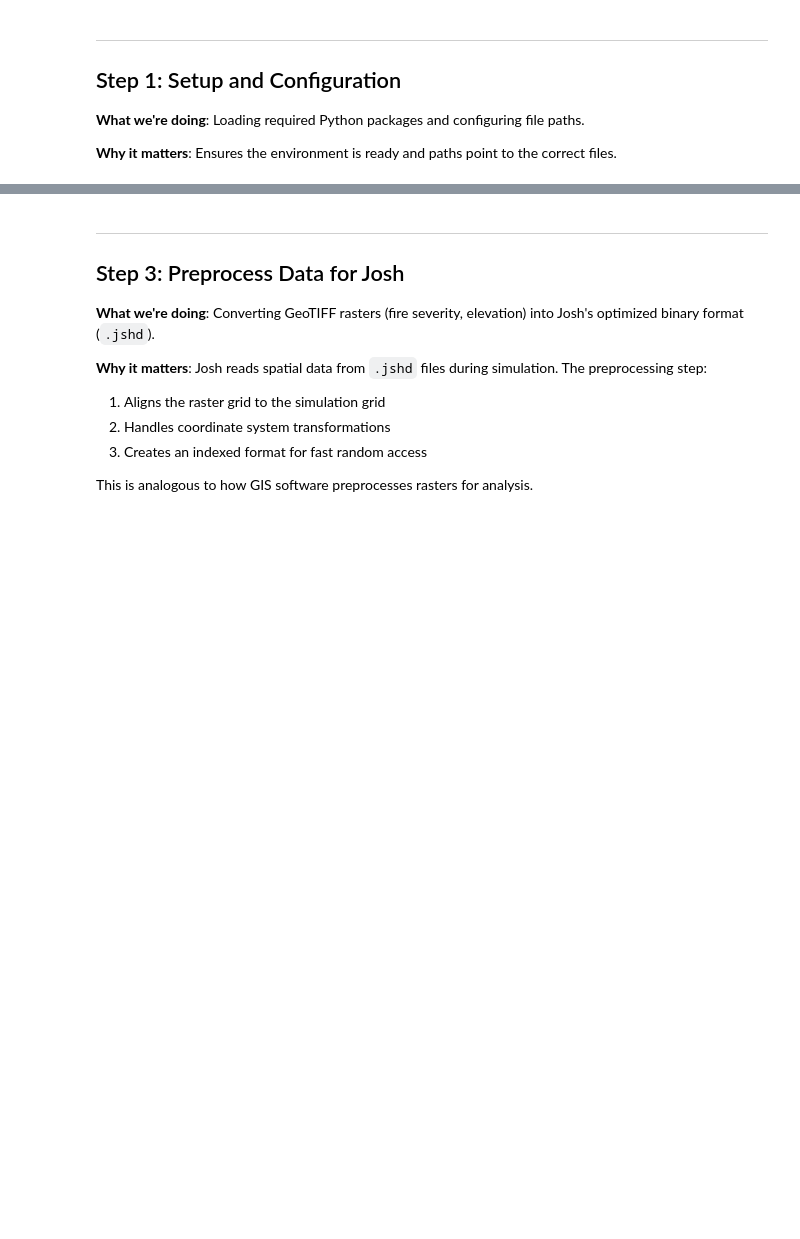
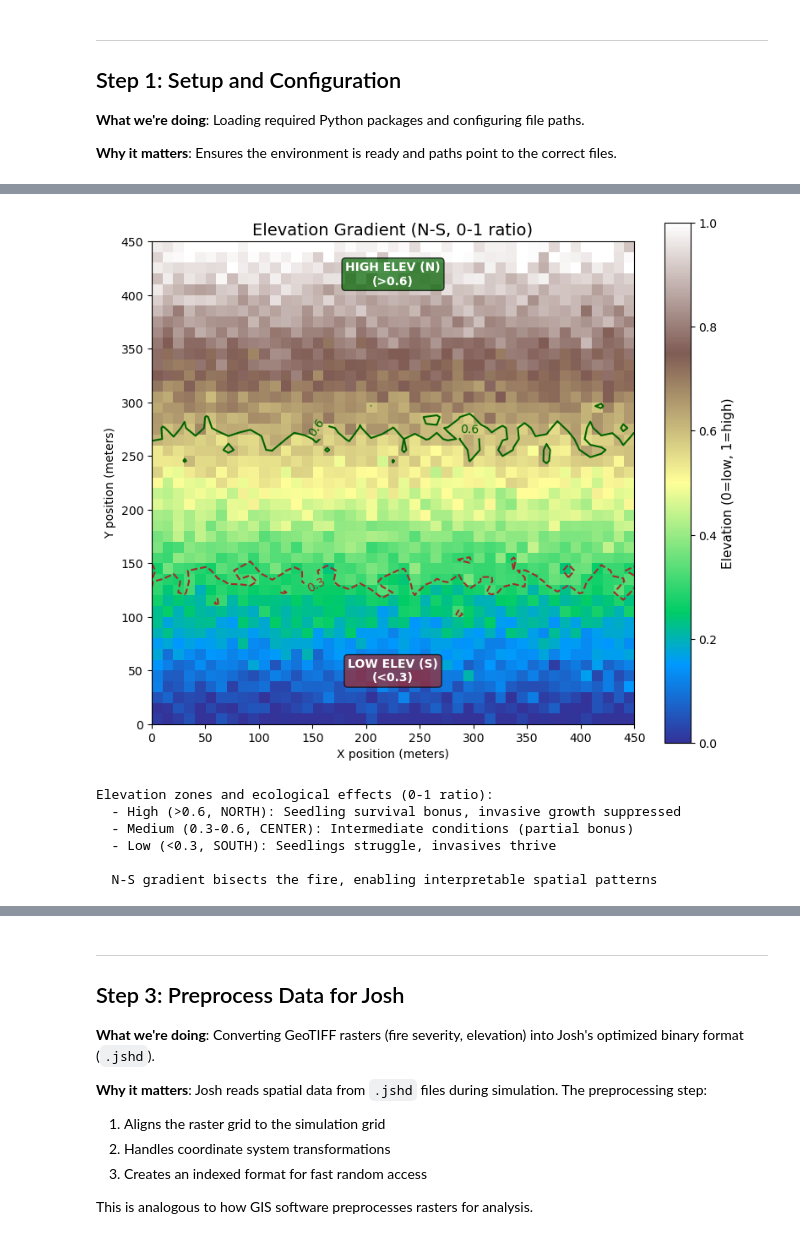
Before and after one commit to SchmidtDSE/josh-toolbox-demo, a Jupyter notebook: demo_workflow.ipynb, the cells around one changed output, grey strips where cells are left out. Cells and saved outputs as stored; diff of their text form; code cells hidden in the pictures; blank space fills up the shorter version.

```diff
--- a/demo_workflow.ipynb
+++ b/demo_workflow.ipynb
@@ -146,17 +150,17 @@ else:
 # =============================================================================
 # These parameters define the simulation grid. They must match the Josh model.
 
-N_ROWS = 30  # Number of patches in Y direction
-N_COLS = 30  # Number of patches in X direction
+N_ROWS = 45  # Number of patches in Y direction (1.5x larger for clearer patterns)
+N_COLS = 45  # Number of patches in X direction
 
 # Geographic bounds in WGS84 degrees
 # (Using a small synthetic area; actual location doesn't matter for this demo)
-LON_LOW, LON_HIGH = 0.0, 0.003
-LAT_LOW, LAT_HIGH = 0.0, 0.003
+LON_LOW, LON_HIGH = 0.0, 0.0045
+LAT_LOW, LAT_HIGH = 0.0, 0.0045
 
 # Approximate extent in meters (for visualization labels)
-X_LOW, X_HIGH = 0, 300
-Y_LOW, Y_HIGH = 0, 300
+X_LOW, X_HIGH = 0, 450
+Y_LOW, Y_HIGH = 0, 450
 
 # GeoTIFF transform (maps pixel coordinates to geographic coordinates)
 TRANSFORM = from_bounds(LON_LOW, LAT_LOW, LON_HIGH, LAT_HIGH, N_COLS, N_ROWS)
@@ -393,41 +456,50 @@ print(f"\nSaved: data/elevation.tif")
 # %%
-# Visualize elevation pattern
+# Visualize elevation pattern (0-1 scale)
 fig, ax = plt.subplots(figsize=(8, 8))
 
-im = ax.imshow(elevation, cmap='terrain', vmin=0, vmax=100, origin='lower',
+im = ax.imshow(elevation, cmap='terrain', vmin=0, vmax=1, origin='lower',
                extent=[X_LOW, X_HIGH, Y_LOW, Y_HIGH])
-ax.set_title('Elevation Gradient (0-100%)', fontsize=14)
+ax.set_title('Elevation Gradient (N-S, 0-1 ratio)', fontsize=14)
 ax.set_xlabel('X position (meters)')
 ax.set_ylabel('Y position (meters)')
 
-# Show elevation zone contours
+# Show elevation zone contours (matching Josh thresholds: 0.3 and 0.6)
 contours = ax.contour(
     np.linspace(X_LOW, X_HIGH, N_COLS),
     np.linspace(Y_LOW, Y_HIGH, N_ROWS),
     elevation,
-    levels=[30, 60],
+    levels=[0.30, 0.60],  # Zone thresholds
     colors=['brown', 'darkgreen'],
     linestyles=['--', '-'],
     linewidths=1.5
 )
-ax.clabel(contours, inline=True, fontsize=10, fmt='%.0f%%')
+ax.clabel(contours, inline=True, fontsize=10, fmt='%.1f')
 
 cbar = plt.colorbar(im, ax=ax, shrink=0.8)
-cbar.set_label('Elevation (0%=low, 100%=high)', fontsize=11)
+cbar.set_label('Elevation (0=low, 1=high)', fontsize=11)
 
-# Add annotations for ecological zones
-ax.annotate('HIGH ELEV\n(>60%)', xy=(50, 250), fontsize=10,
+# Add annotations for ecological zones - N-S gradient
+ax.annotate('HIGH ELEV (N)\n(>0.6)', xy=(X_HIGH/2, Y_HIGH-40), fontsize=10,
             color='white', fontweight='bold', ha='center',
             bbox=dict(boxstyle='round', facecolor='darkgreen', alpha=0.7))
-ax.annotate('LOW ELEV\n(<30%)', xy=(250, 50), fontsize=10,
+ax.annotate('LOW ELEV (S)\n(<0.3)', xy=(X_HIGH/2, 40), fontsize=10,
             color='white', fontweight='bold', ha='center',
             bbox=dict(boxstyle='round', facecolor='brown', alpha=0.7))
 
 plt.tight_layout()
 plt.savefig('analysis/figures/inputs/elevation_preview.png', dpi=150, bbox_inches='tight')
 plt.show()
 
-print("\nElevation zones and ecological effects:")
-print("  - High (>60%): Seedling survival bonus, invasive growth suppressed")
-print("  - Medium (30-60%): Intermediate conditions (partial bonus)")
-print("  - Low (<30%): Seedlings struggle, invasives thrive")
+print("\nElevation zones and ecological effects (0-1 ratio):")
+print("  - High (>0.6, NORTH): Seedling survival bonus, invasive growth suppressed")
+print("  - Medium (0.3-0.6, CENTER): Intermediate conditions (partial bonus)")
+print("  - Low (<0.3, SOUTH): Seedlings struggle, invasives thrive")
+print("\n  N-S gradient bisects the fire, enabling interpretable spatial patterns")
+# %% [output]
+[figure, added]
+Elevation zones and ecological effects (0-1 ratio):
+  - High (>0.6, NORTH): Seedling survival bonus, invasive growth suppressed
+  - Medium (0.3-0.6, CENTER): Intermediate conditions (partial bonus)
+  - Low (<0.3, SOUTH): Seedlings struggle, invasives thrive
+
+  N-S gradient bisects the fire, enabling interpretable spatial patterns
```
Also changed, not shown: parts of 24 cells of this notebook.
